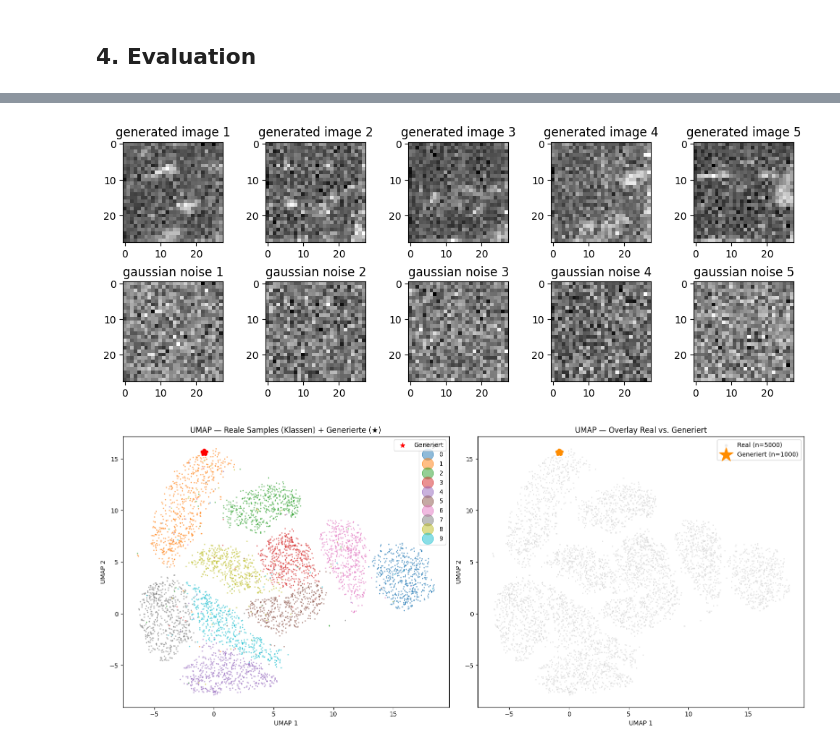
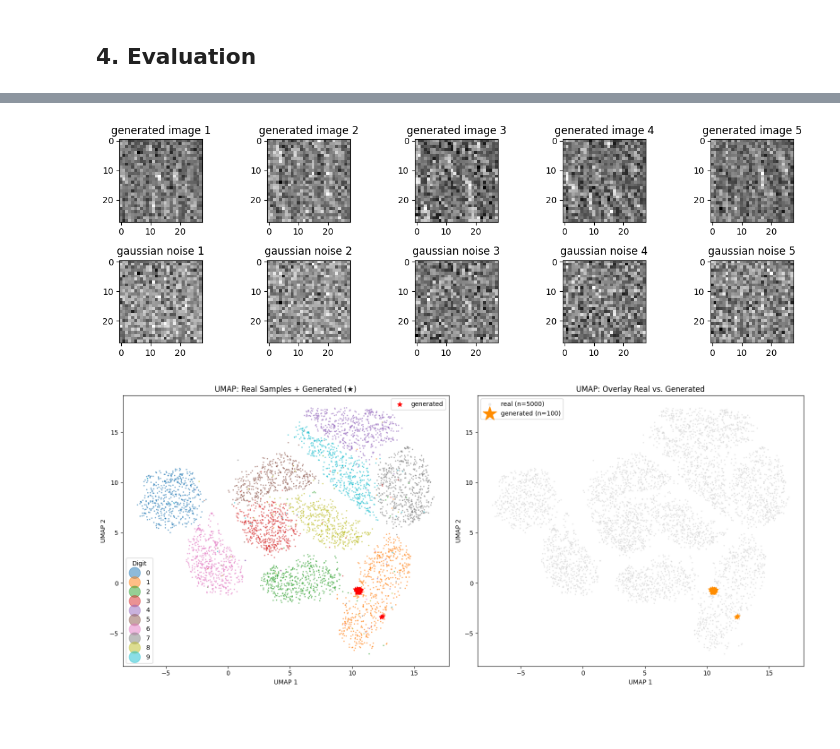
Before and after one commit to budermike/neural-ode-galaxy-gen, a Jupyter notebook: 01_foundations/neural-ode-mnist-gen.ipynb, the cells around one changed output, grey strips where cells are left out. Cells and saved outputs as stored; diff of their text form; code cells hidden in the pictures; blank space fills up the shorter version.

Commit message:
Kaggle Notebook | neural-ode-mnist-gen | Version 10

```diff
--- a/01_foundations/neural-ode-mnist-gen.ipynb
+++ b/01_foundations/neural-ode-mnist-gen.ipynb
@@ -231,7 +232,7 @@ class CNF(nn.Module):
             dy_dt = self.resblock3(t_emb, dy_dt)
 
             # hurchinson trace estimation
-            grad_trace = hutchinson_trace_estimate(dy_dt, y, training=self.training, eps=self.eps, n_samples=1)
+            grad_trace = hutchinson_trace_estimate(dy_dt, y, training=self.training, eps=self.eps, n_samples=4)
 
         return (dy_dt, -grad_trace)
 # %% [markdown]
@@ -287,19 +288,19 @@ def make_train_step(model, optimizer, regularization, grad_clipping, ode_solver,
 # %%
 # Circle Training
 # training parameters
-epochs = 50
-lr = 1e-4
+epochs = 10
+lr = 1e-5
 t_start = 0
 t_end = 1
-stepsize=0.1
+stepsize=0.2
 batch_size = 2048
-regularization = 0
-gradient_clip = 50
+regularization = 1e-2
+gradient_clip = 1
 
 # model param
 dim_features = 28*28
 channel = 1
-nb_filters = 3
+nb_filters = 6
 kernelsize = 3
 
 # init model
@@ -313,7 +314,7 @@ rtol = 1e-2
 optimizer = optim.Adam(model.parameters(), lr=lr, weight_decay=1e-4)
 
 # define lr scheduler
-scheduler = torch.optim.lr_scheduler.ReduceLROnPlateau(optimizer, patience=3, factor=0.5)
+scheduler = torch.optim.lr_scheduler.ReduceLROnPlateau(optimizer, patience=5, factor=0.7)
 
 # show model summary
 #summary(model, input_size=(batch_size, input_dim))
@@ -385,8 +404,8 @@ def load_train_history(filepath):
     return train_history
 # %%
 # load model and train history
-model.load_state_dict(torch.load("/kaggle/input/models/mikematician/50epochscnf/pytorch/default/1/cnf_checkpoint_epoch50.pt", map_location=device))
-train_history = load_train_history("/kaggle/input/models/mikematician/50epochscnf/pytorch/default/1/train_history.txt")
+#model.load_state_dict(torch.load("/kaggle/input/models/mikematician/10epochs-reg0-005/pytorch/default/1/cnf_checkpoint_epoch10.pt", map_location=device))
+#train_history = load_train_history("/kaggle/input/models/mikematician/10epochs-reg0-005/pytorch/default/1/train_history.txt")
 # %%
 # Train Loss
 plt.figure()
@@ -412,7 +431,7 @@ def sample(model, num_samples, t_0, t_end, ode_solver, stepsize, device, rtol=1e
 
     return y_end, y_0
 # %%
-nb_samples = 1000
+nb_samples = 100
 generated_images , gaussian_noise = sample(model, nb_samples, t_start, t_end, solver, stepsize, device)
 
 # convert to cpu
@@ -420,13 +439,15 @@ generated_images_cpu = generated_images.cpu()
 gaussian_noise_cpu = gaussian_noise.cpu()
 # %%
 # plot example images
-fig, ax = plt.subplots(2, nb_samples, figsize=(2*nb_samples, 4))
+nb_plots = 5
+
+fig, ax = plt.subplots(2, nb_plots, figsize=(2*nb_plots+2, 4))
 ax = ax.flatten()
-for i in range(0, nb_samples):
+for i in range(0, nb_plots):
     ax[i].imshow(generated_images_cpu[i].squeeze(), cmap="gray")
     ax[i].set_title(f"generated image {i+1}")
-    ax[i+nb_samples].imshow(gaussian_noise_cpu[i].squeeze(), cmap="gray")
-    ax[i+nb_samples].set_title(f"gaussian noise {i+1}")
+    ax[i+nb_plots].imshow(gaussian_noise_cpu[i].squeeze(), cmap="gray")
+    ax[i+nb_plots].set_title(f"gaussian noise {i+1}")
 fig.tight_layout()
 # %% [output]
-[figure, old version]
+[figure, new version]
@@ -442,45 +454,43 @@ n_real = 5000
 # %%
-# ── 1. Reale Samples vorbereiten (bereits gefittete Basis) ──────────────────
+# Umap exploration
+# nb of real samples
+n_real = 5000
+
+# real flat samples
 X_real   = images[:n_real].reshape(n_real, -1).numpy().astype("float32")
 L_real   = labels[:n_real].numpy()
 
-# ── 2. Generierte Samples flach legen ────────────────────────────────────────
-# generated_images hat Shape (nb_samples, 1, 28, 28)
+# faltten generated data
 X_gen = generated_images_cpu.reshape(len(generated_images_cpu), -1).numpy()
 
-# ── 3. In bestehenden UMAP-Raum projizieren (.transform, KEIN Refitting!) ───
-emb_real = reducer.transform(X_real).T          # (2, n_real)
-emb_gen  = reducer.transform(X_gen).T           # (2, nb_samples)
+# project into learned umap projection
+emb_real = reducer.transform(X_real).T
+emb_gen  = reducer.transform(X_gen).T
 
-# ── 4. Plot ──────────────────────────────────────────────────────────────────
+# plot
 fig, axes = plt.subplots(1, 2, figsize=(16, 7))
 
-# — linkes Panel: reale Samples eingefärbt nach Digit-Klasse —
+# all data
 ax = axes[0]
-sc = ax.scatter(emb_real[0], emb_real[1],
-                c=L_real, cmap="tab10", s=1.5, alpha=0.5)
+sc = ax.scatter(emb_real[0], emb_real[1], c=L_real, cmap="tab10", s=1.5, alpha=0.5)
 legend = ax.legend(*sc.legend_elements(), title="Digit", loc="best", markerscale=3)
 ax.add_artist(legend)
-ax.scatter(emb_gen[0], emb_gen[1],
-           color="red", s=60, zorder=5, marker="*", label="Generiert")
+ax.scatter(emb_gen[0], emb_gen[1], color="red", s=60, zorder=5, marker="*", label="generated")
 ax.legend(loc="upper right")
-ax.set_title("UMAP — Reale Samples (Klassen) + Generierte (★)")
+ax.set_title("UMAP: Real Samples + Generated (★)")
 ax.set_xlabel("UMAP 1")
 ax.set_ylabel("UMAP 2")
 
-# — rechtes Panel: Overlay grau/orange —
+# grey overlay
 ax = axes[1]
-ax.scatter(emb_real[0], emb_real[1],
-           color="lightgrey", s=1.5, alpha=0.4, label=f"Real (n={n_real})")
-ax.scatter(emb_gen[0], emb_gen[1],
-           color="darkorange", s=60, zorder=5, marker="*",
-           label=f"Generiert (n={len(X_gen)})")
+ax.scatter(emb_real[0], emb_real[1], color="lightgrey", s=1.5, alpha=0.4, label=f"real (n={n_real})")
+ax.scatter(emb_gen[0], emb_gen[1], color="darkorange", s=60, zorder=5, marker="*", label=f"generated (n={len(X_gen)})")
 ax.legend(markerscale=3)
-ax.set_title("UMAP — Overlay Real vs. Generiert")
+ax.set_title("UMAP: Overlay Real vs. Generated")
 ax.set_xlabel("UMAP 1")
 ax.set_ylabel("UMAP 2")
 
 plt.tight_layout()
 plt.show()
 # %% [output]
-[figure, old version]
+[figure, new version]
```
Also changed, not shown: parts of 7 cells of this notebook.
